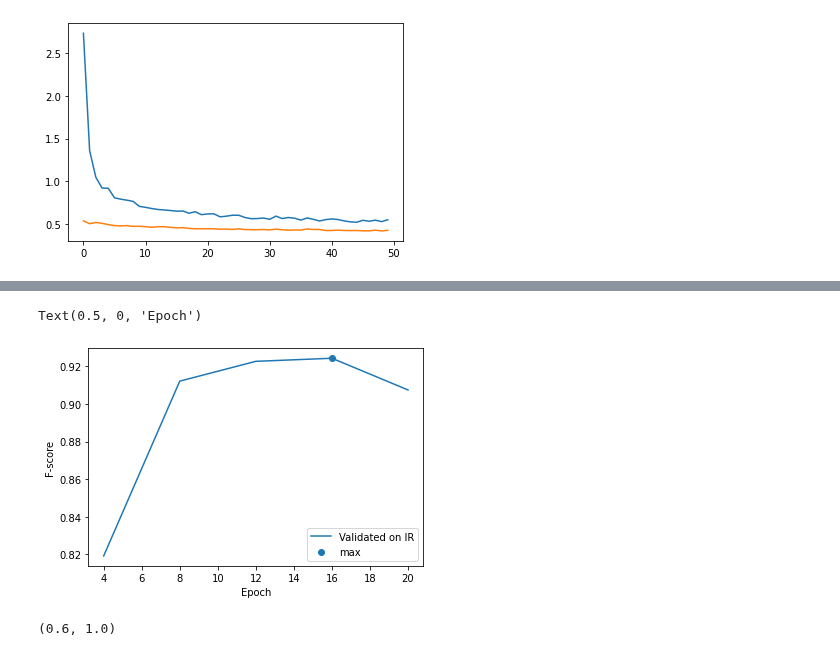
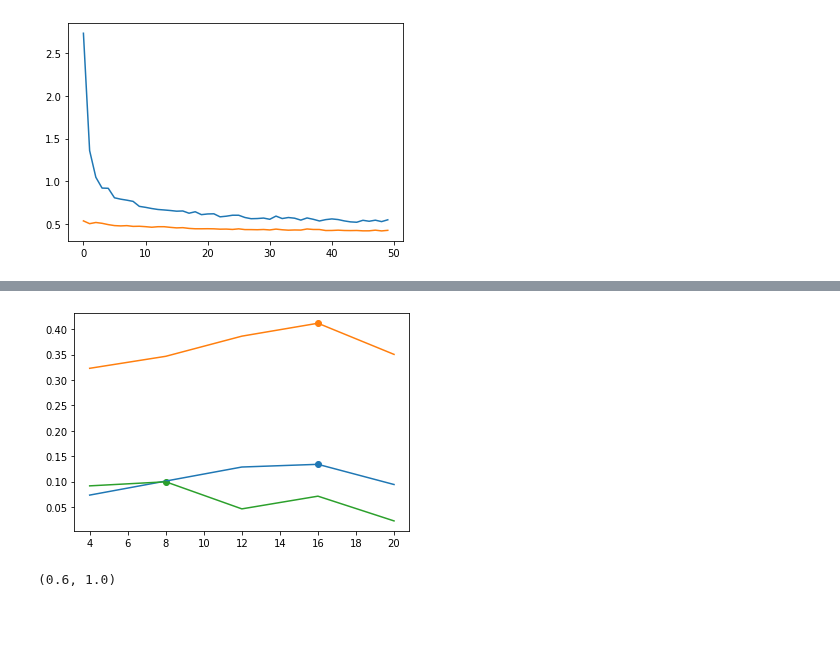
Before and after one commit to SimonFalk/beyondPianoRoll, a Jupyter notebook: flow.ipynb, the cells around one changed output, grey strips where cells are left out. Drawn from its saved outputs; the diff is of its cells as text; code cells hidden in the pictures; blank space fills up the shorter version.

```diff
--- a/flow.ipynb
+++ b/flow.ipynb
@@ -308,16 +304,16 @@ def compute_steps(idx, bs):
     return np.sum(steps_per_song)
 # %%
 # Hyperparameters and modes
-datasets = "refinedTot"
+datasets = "3fold_unw"
 continue_run = False
-training_mode = "all" # REMEMBER TO CHANGE
+training_mode = 2 # REMEMBER TO CHANGE
 check_at_epoch = 4
 
 custom_model = False
 
 save = True # REMEMBER TO CHANGE
  # REMEMBER TO CHANGE
-save_path = "results/cnn-training-230202t/" # TODO - automatically
+save_path = "results/cnn-training-230204a/" # TODO - automatically
 n_epochs = 20 # REMEMBER TO CHANGE
 learning_r = 0.001
 bs = 256
@@ -589,7 +585,7 @@ while fold < n_splits:
         # Validation data
         validation_data = validation_data,
         validation_steps  = val_steps_per_epoch,
-        class_weight = {0:1, 1:1/0.035}, # {0:1, 1:W}
+        #class_weight = {0:1, 1:1/0.035}, # {0:1, 1:W}
         callbacks=[cp_callback],
         verbose=1
     )
@@ -666,13 +648,13 @@ folds = [
 ]
 # %%
 TOL = 0.025
-#epochs = np.arange(check_at_epoch, n_epochs, check_at_epoch)
-epochs = np.arange(10,60,10)
+epochs = np.arange(check_at_epoch, n_epochs+check_at_epoch, check_at_epoch)
+#epochs = np.arange(10,60,10)
 score_at_ep = np.zeros((len(folds), len(audios), len(epochs), 3))
 peakss = []
 outs = []
-base_path = "results/cnn-training-230127a/"
-model_name = "threefold-seq-50eps-lr0.0010-standard"
+base_path = "results/cnn-training-230204a/"
+model_name = "3fold_unw-seq-20eps-lr0.0010-standard"
 
 
 for fold_i, (train_idx, test_idx) in enumerate(folds):
@@ -686,7 +668,7 @@ for fold_i, (train_idx, test_idx) in enumerate(folds):
         print(rec_name)
         #rec_name = ""
 
-        x = get_segmented_data(rec_name)
+        x = get_segmented_data(rec_name, standard=True, mean=means_per_fold[fold_i], std=std_per_fold[fold_i])
         #x = np.expand_dims(x[:,:,:,0], axis=3) #if custom model
         y = onset_schedules[r]
 
@@ -719,20 +711,13 @@ Fold  0
-# %%
-with open("results/computed-230202/trainrec-evalrec-10eps-score.pkl", "rb") as f:
-    score_at_ep = pickle.load(f)
 # %%
 fold_i = 0
-metric = 0
+metric = 2
 
 for fold_i in range(len(folds)):
     y = np.sum(score_at_ep[fold_i,:,:,metric], axis=0)/(len(test_idx))
     plt.plot(epochs, y)
     plt.scatter(epochs[np.argmax(y)], np.max(y))
-plt.legend(["Validated on IR","max","Validated on FK","max","Validated on SA","max"])
-plt.ylabel("F-score")
-plt.xlabel("Epoch")
 # %% [output]
-Text(0.5, 0, 'Epoch')
-[figure, old version]
+[figure, new version]
 # %%
 plt.figure(figsize=(10,8))
 fold_to_rec = ds[ds["player"].isin(["SA", "IR"])].index.values
```
Also changed, not shown: parts of 8 cells of this notebook.
